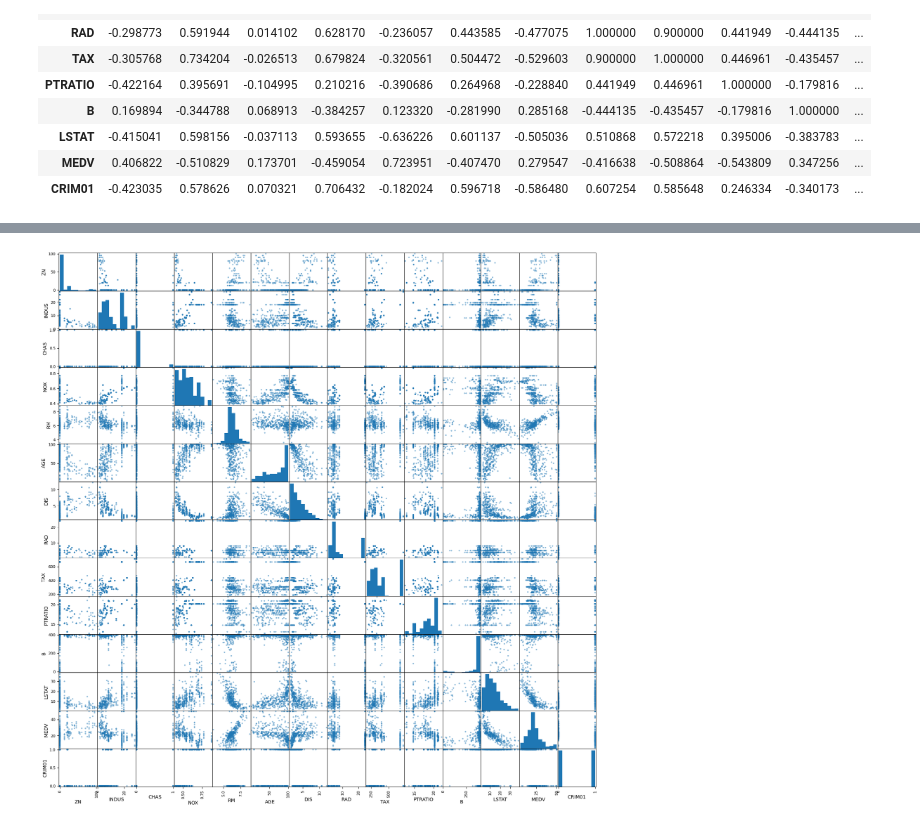
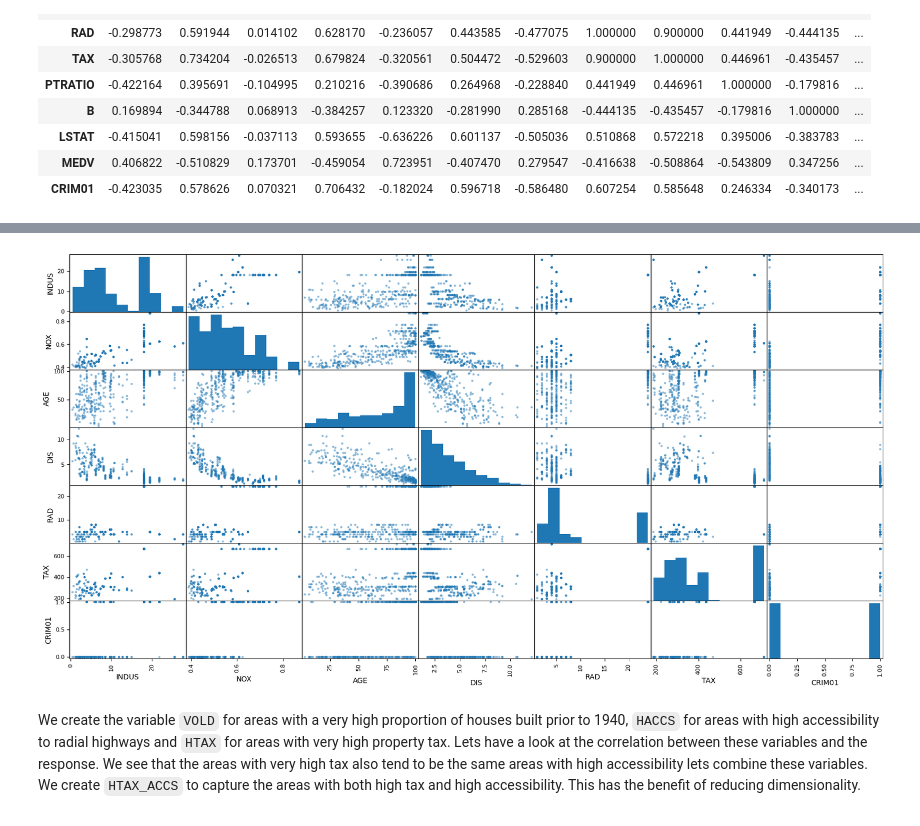
Before and after one commit to cainemerrick98/statistical_learning_problems, a Jupyter notebook: 3 classification/applied.ipynb, the cells around one changed output, grey strips where cells are left out. Saved outputs shown, nothing was run; the diff lists cells and outputs as text; code cells hidden in the pictures.

```diff
--- a/3 classification/applied.ipynb
+++ b/3 classification/applied.ipynb
@@ -521,0 +534,2 @@ boston
+# %%
+highly_correlated_predictors = ['INDUS', 'NOX', 'AGE', 'DIS', 'RAD', 'TAX']
@@ -522,4 +557,6 @@ boston
 # %%
-pd.plotting.scatter_matrix(boston, figsize=(20, 20));
+pd.plotting.scatter_matrix(boston[highly_correlated_predictors + ['CRIM01']], figsize=(20, 10));
 # %% [output]
-[figure, old version]
+[figure, new version]
+# %% [markdown]
+We create the variable `VOLD` for areas with a very high proportion of houses built prior to 1940, `HACCS` for areas with high accessibility to radial highways and `HTAX` for areas with very high property tax. Lets have a look at the correlation between these variables and the response. We see that the areas with very high tax also tend to be the same areas with high accessibility lets combine these variables. We create `HTAX_ACCS` to capture the areas with both high tax and high accessibility. This has the benefit of reducing dimensionality.
```
Also changed, not shown: parts of 18 cells of this notebook.
